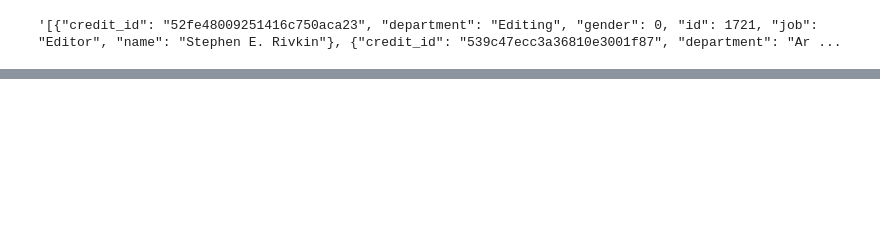
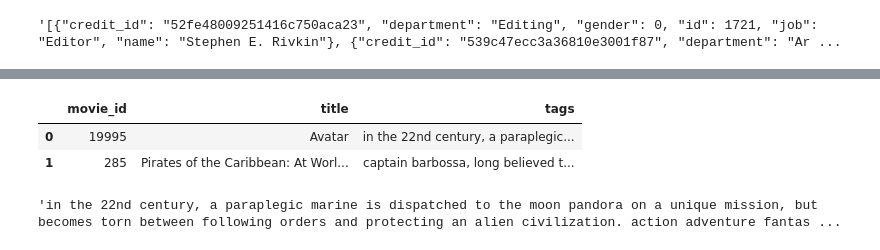
Before and after one commit to NayanKanaparthi/movie-recommender, a Jupyter notebook: Recommender system.ipynb, the cells around one changed output, grey strips where cells are left out. Saved outputs shown, nothing was run; the diff lists cells and outputs as text; code cells hidden in the pictures; blank space fills up the shorter version.

```diff
--- a/Recommender system.ipynb
+++ b/Recommender system.ipynb
@@ -191,2 +214,12 @@ new_df.iloc[0]["tags"]
 # %%
 df= new_df
+# %%
+df.head(2)
+# %% [output]
+|  | movie_id | title | tags |
+| 0 | 19995 | Avatar | in the 22nd century, a paraplegic... |
+| 1 | 285 | Pirates of the Caribbean: At Worl... | captain barbossa, long believed t... |
+# %%
+df.iloc[0]["tags"]
+# %% [output]
+'in the 22nd century, a paraplegic marine is dispatched to the moon pandora on a unique mission, but becomes torn between following orders and protecting an alien civilization. action adventure fantas ...
```
Also changed, not shown: parts of 15 cells of this notebook.
